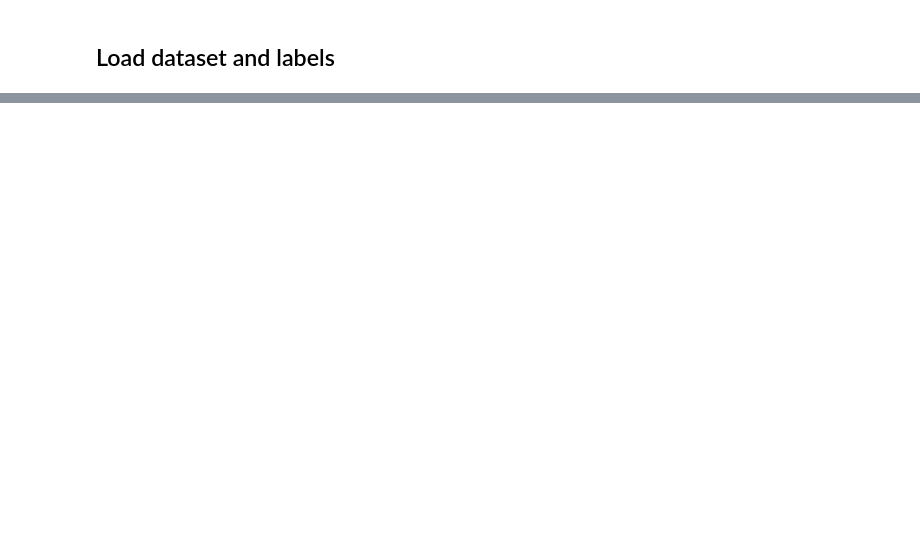
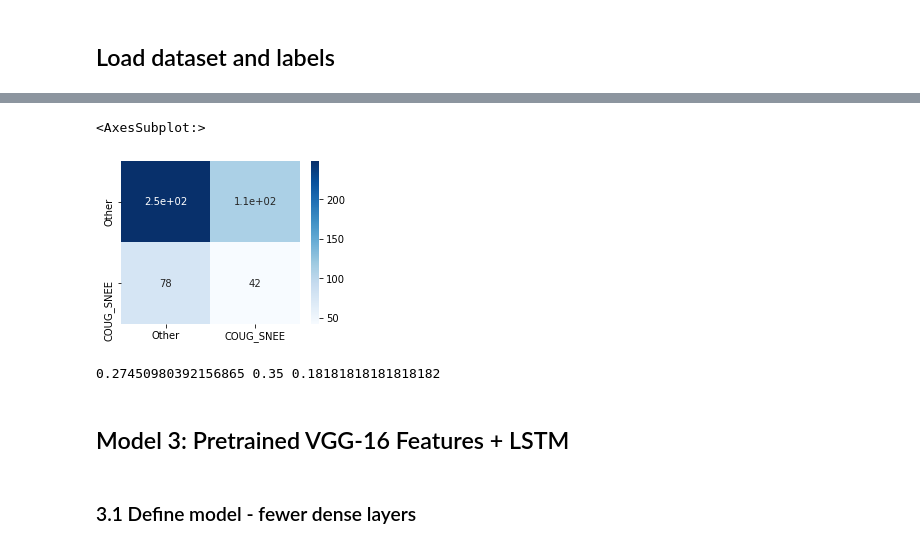
Before and after one commit to alanlou/cs231n-project, a Jupyter notebook: notebooks/train_cnn_lstm.ipynb, the cells around one changed output, grey strips where cells are left out. Cells and saved outputs as stored; diff of their text form; code cells hidden in the pictures; blank space fills up the shorter version.

```diff
--- a/notebooks/train_cnn_lstm.ipynb
+++ b/notebooks/train_cnn_lstm.ipynb
@@ -185,0 +560,26 @@ model.evaluate(test_data, test_labels)
+# %%
+# COUG:1, SNEE:4
+test_true_bin = [x in (1, 4) for x in test_true]
+test_preds_bin = [x in (1, 4) for x in test_preds]
+# %%
+confusion_matrix = metrics.confusion_matrix(y_true=test_true_bin, y_pred=test_preds_bin)
+df_cm = pd.DataFrame(confusion_matrix, index = ['Other', 'COUG_SNEE'],
+                  columns = ['Other', 'COUG_SNEE'])
+plt.figure(figsize = (4,3))
+sn.heatmap(df_cm, annot=True, cmap="Blues")
+# %% [output]
+<AxesSubplot:>
+[figure, added]
+# %%
+tn, fp, fn, tp = confusion_matrix.ravel()
+
+prec = tp/(tp+fp)
+rec = tp/(tp+fn)
+acc = tp / (tp+fp+fn)
+print(prec, rec, acc)
+# %% [output]
+0.27450980392156865 0.35 0.18181818181818182
+# %% [markdown]
+## Model 3: Pretrained VGG-16 Features + LSTM
+# %% [markdown]
+### 3.1 Define model - fewer dense layers
```
Also changed, not shown: parts of 83 cells of this notebook, 4 other files.
